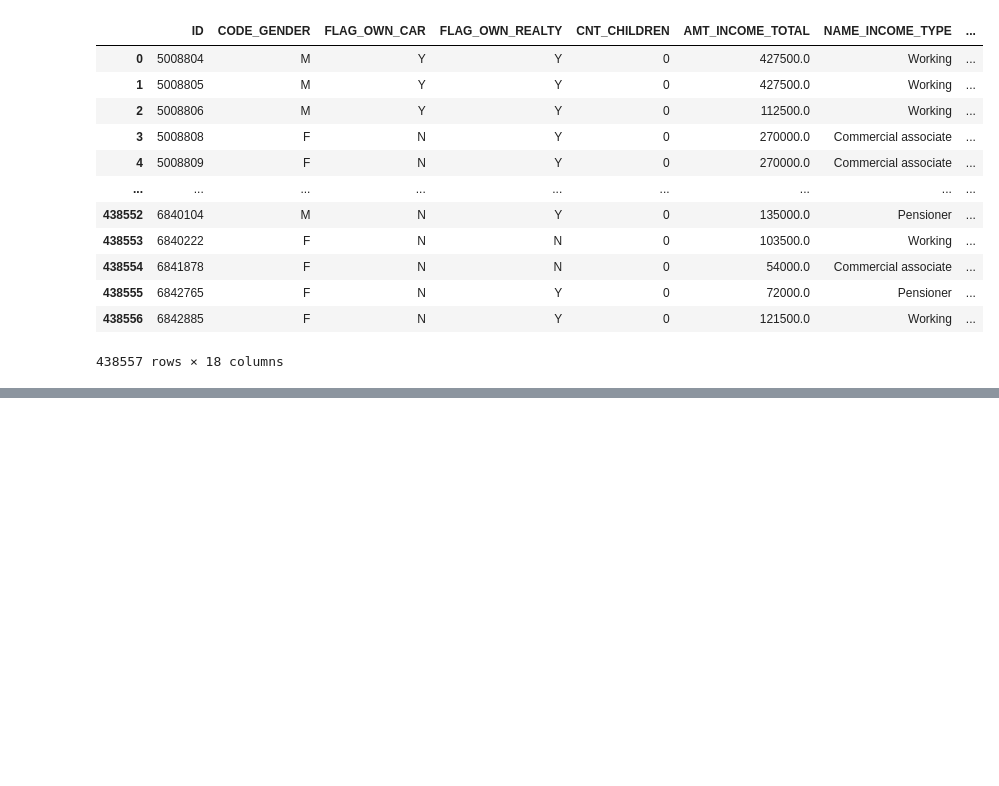
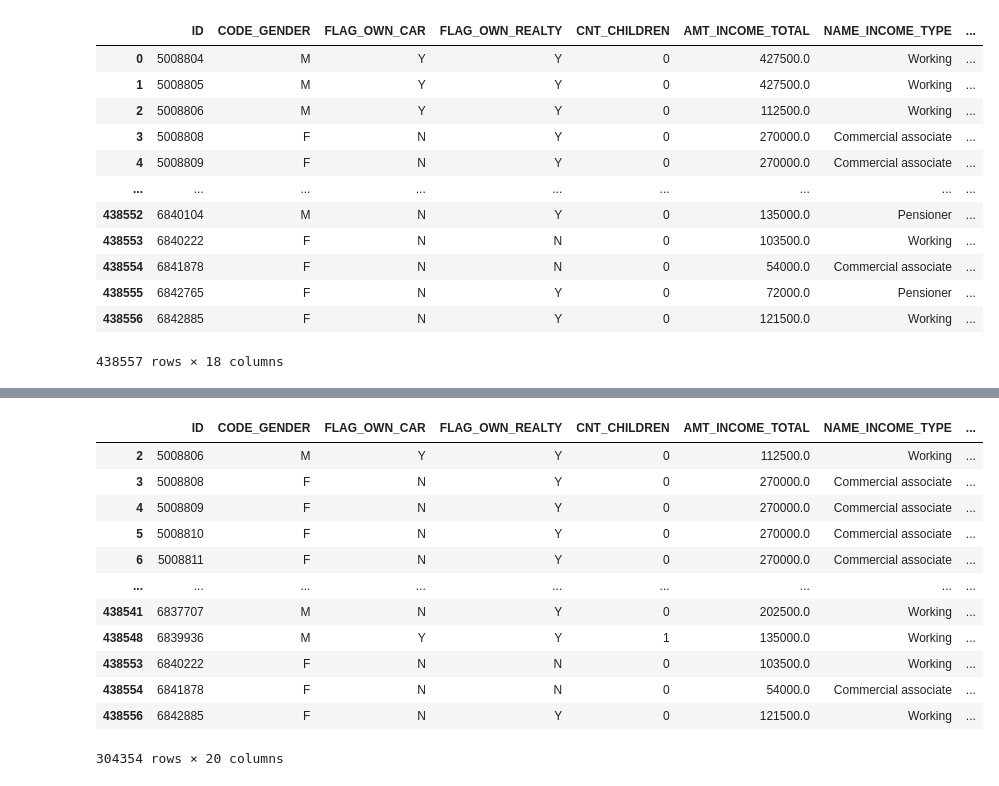
Before and after one commit to JodeeHarris/Group-5-Project-4, a Jupyter notebook: Untitled.ipynb, the cells around one changed output, grey strips where cells are left out. Saved outputs shown, nothing was run; the diff lists cells and outputs as text; code cells hidden in the pictures; blank space fills up the shorter version.

```diff
--- a/Untitled.ipynb
+++ b/Untitled.ipynb
@@ -45,14 +121,7 @@ df_application_rec
 | 438556 | 6842885 | F | N | Y | 0 | 121500.0 | Working | ... |
 438557 rows × 18 columns
 # %%
->>> word = round(df_application_rec["DAYS_BIRTH"]*.0027397260273973)
->>> counter = {}
-
->>> for letter in word:
-...     if letter not in counter:
-...         counter[letter] = 0
-...     counter[letter] += 1
-...
-
->>> counter
+#Find the Age of each ID
+df_application_rec["age"]= abs(round(df_application_rec["DAYS_BIRTH"]*.0027397260273973))
+df_application_rec
 # %% [output]
@@ -75,0 +159,18 @@ df_application_rec
+# %%
+#Drop Nan Values
+df_application_rec = df_application_rec.dropna()
+df_application_rec
+# %% [output]
+|  | ID | CODE_GENDER | FLAG_OWN_CAR | FLAG_OWN_REALTY | CNT_CHILDREN | AMT_INCOME_TOTAL | NAME_INCOME_TYPE | ... |
+| 2 | 5008806 | M | Y | Y | 0 | 112500.0 | Working | ... |
+| 3 | 5008808 | F | N | Y | 0 | 270000.0 | Commercial associate | ... |
+| 4 | 5008809 | F | N | Y | 0 | 270000.0 | Commercial associate | ... |
+| 5 | 5008810 | F | N | Y | 0 | 270000.0 | Commercial associate | ... |
+| 6 | 5008811 | F | N | Y | 0 | 270000.0 | Commercial associate | ... |
+| ... | ... | ... | ... | ... | ... | ... | ... | ... |
+| 438541 | 6837707 | M | N | Y | 0 | 202500.0 | Working | ... |
+| 438548 | 6839936 | M | Y | Y | 1 | 135000.0 | Working | ... |
+| 438553 | 6840222 | F | N | N | 0 | 103500.0 | Working | ... |
+| 438554 | 6841878 | F | N | N | 0 | 54000.0 | Commercial associate | ... |
+| 438556 | 6842885 | F | N | Y | 0 | 121500.0 | Working | ... |
+304354 rows × 20 columns
```
Also changed, not shown: parts of 40 cells of this notebook, 15 other files.
